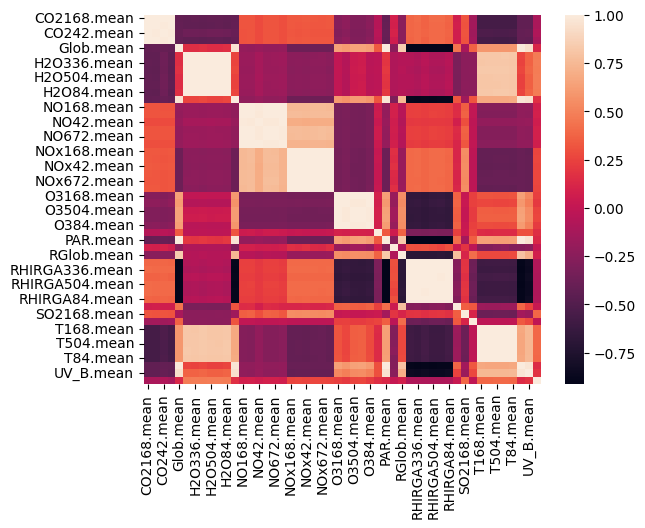
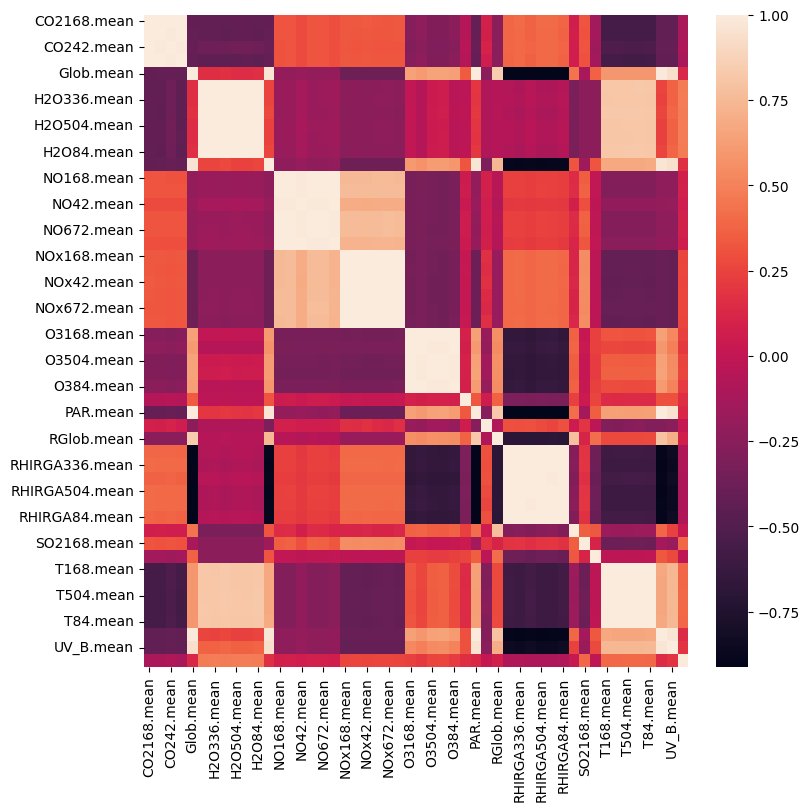
The change to this notebook cell's code, shown as a diff; its figure went from the first image to the second:
--- before
+++ after
@@ -1,5 +1,7 @@
 # Correlations between numeric variables
 
+fig, ax = plt.subplots(figsize=(8, 8), layout="constrained")
 corr = df_train_standardized.corr(numeric_only=True)
 sns.heatmap(corr)
+fig.savefig(r"./outputs/correlation_matrix_heatmap_all_mean_vars")
 plt.show()

Commit: Add correlation heatmaps to outputs.